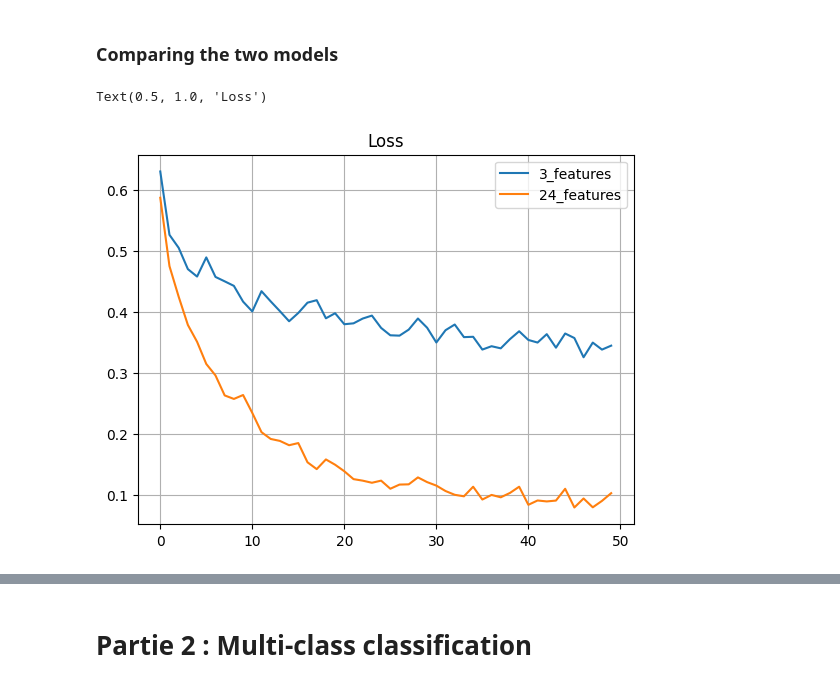
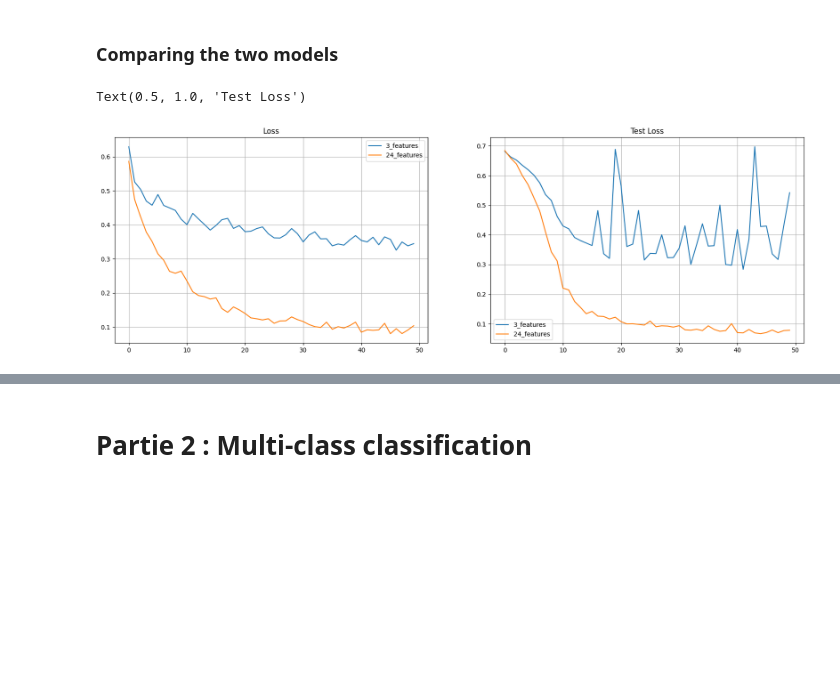
Before and after one commit to JalilBNH/M2TSI, a Jupyter notebook: tp2/dev.ipynb, the cells around one changed output, grey strips where cells are left out. Drawn from its saved outputs; the diff is of its cells as text; code cells hidden in the pictures; blank space fills up the shorter version.

```diff
--- a/tp2/dev.ipynb
+++ b/tp2/dev.ipynb
@@ -260,11 +260,18 @@ evaluation_bin = model_bin.evaluate(x=features_02, y=target_bin_02)
 # %% [markdown]
 ### Comparing the two models
 # %%
+plt.figure(figsize=(20,6))
+plt.subplot(121)
 plt.plot(history_bin_simple.history['loss'], label='3_features')
 plt.plot(history_bin.history['loss'], label='24_features')
 plt.legend(), plt.grid('True')
 plt.title('Loss')
+plt.subplot(122)
+plt.plot(history_bin_simple.history['val_loss'], label='3_features')
+plt.plot(history_bin.history['val_loss'], label='24_features')
+plt.legend(), plt.grid('True')
+plt.title('Test Loss')
 # %% [output]
-Text(0.5, 1.0, 'Loss')
+Text(0.5, 1.0, 'Test Loss')
-[figure, old version]
+[figure, new version]
 # %%
```
Also changed, not shown: parts of 7 cells of this notebook.
